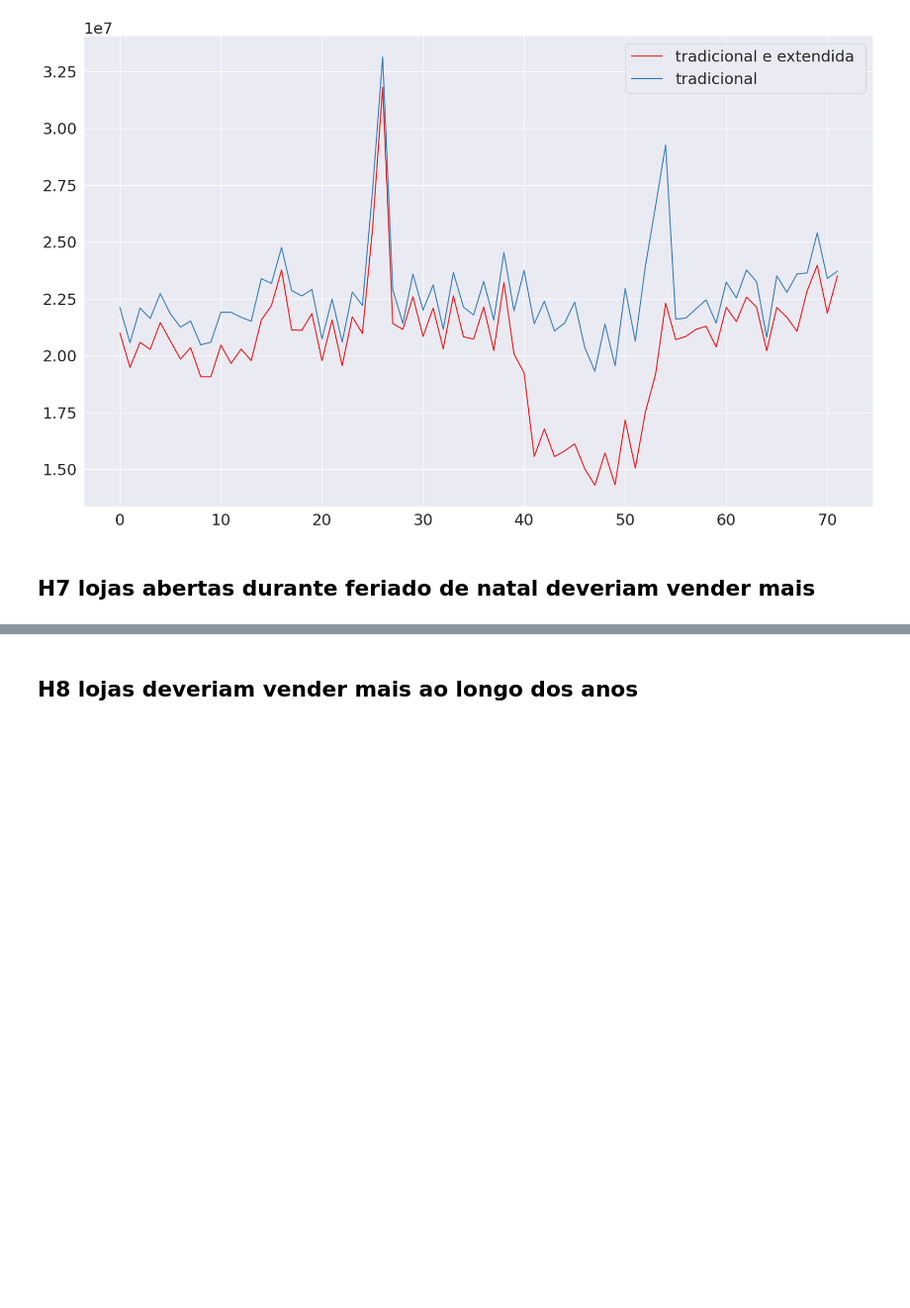
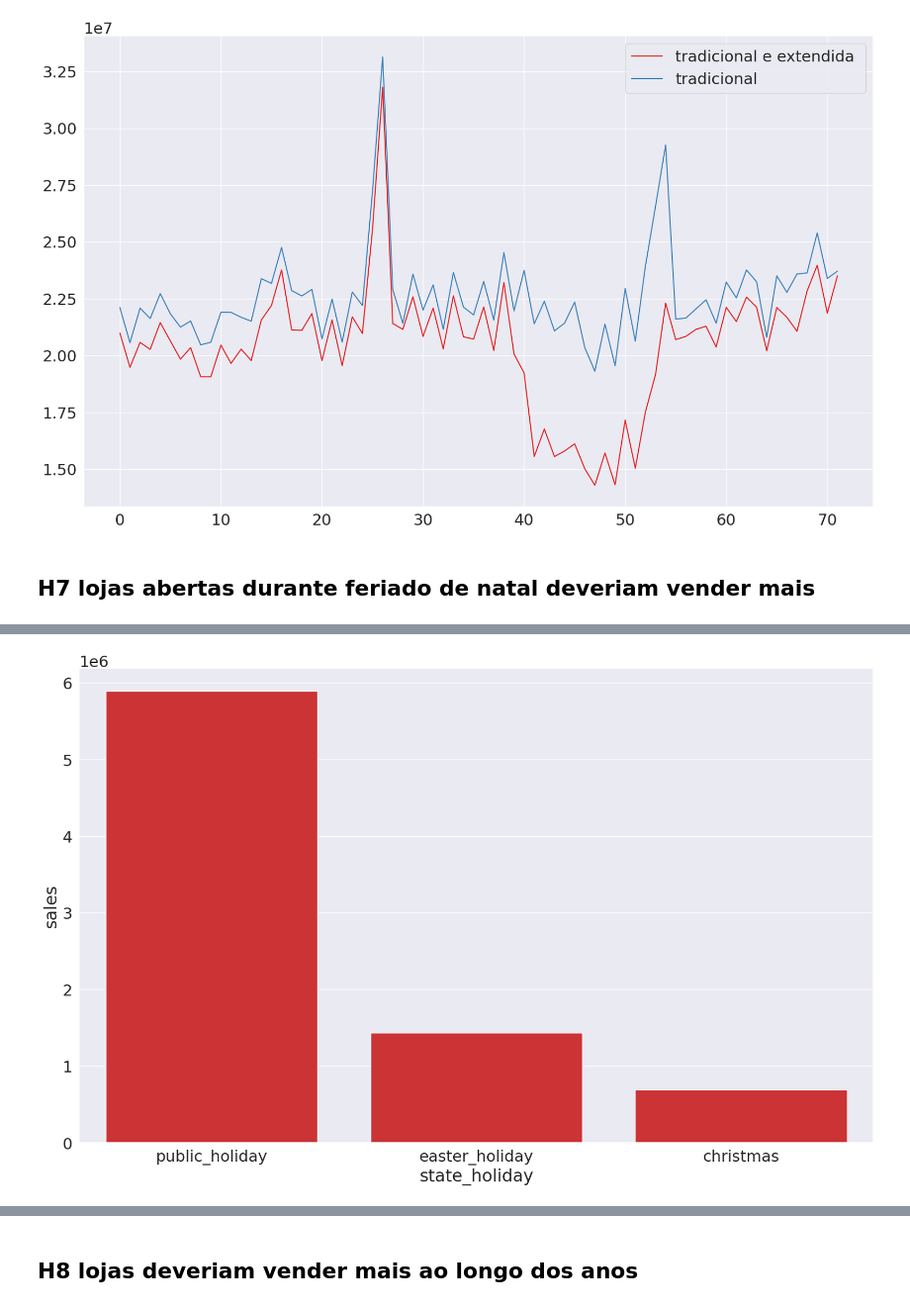
Before and after one commit to ffredericoDS/DS_producao, a Jupyter notebook: 4explory Data.ipynb, the cells around one changed output, grey strips where cells are left out. Shown at 99% size. Cells and saved outputs as stored; diff of their text form; code cells hidden in the pictures; blank space fills up the shorter version.

```diff
--- a/4explory Data.ipynb
+++ b/4explory Data.ipynb
@@ -597,0 +607,8 @@ ax.legend(labels=['tradicional e extendida ','tradicional'])
+# %%
+#ax2 = (df4['state_holiday'] == 'regular_day') & (df4['state_holiday'] < 10000000)
+
+aux1 = df4.loc[df4['state_holiday'] != 'regular_day',['sales','state_holiday']].groupby('state_holiday').sum().reset_index().sort_values('sales',ascending=False)
+aux1
+sns.barplot(x='state_holiday',y='sales',data=aux1);
+# %% [output]
+[figure, added]
```
Also changed, not shown: parts of 22 cells of this notebook.
